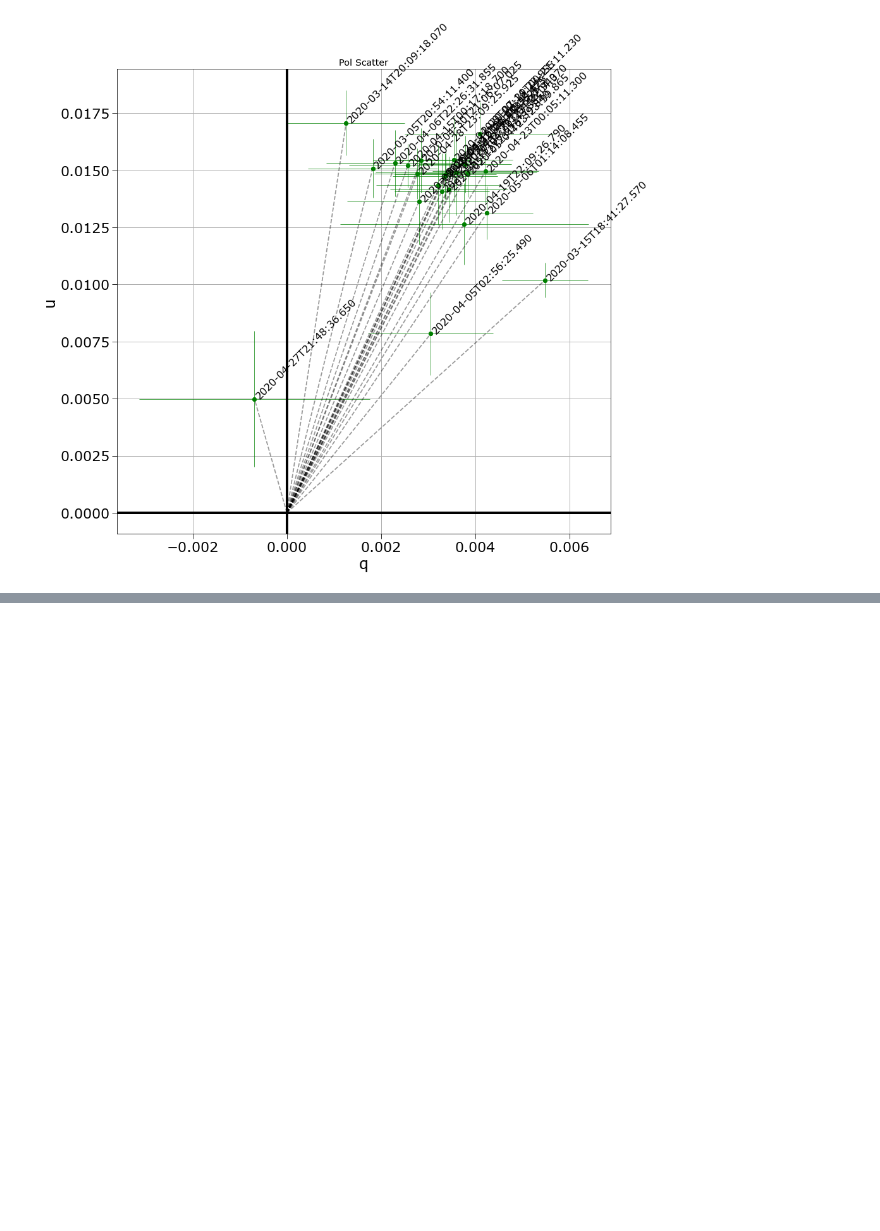
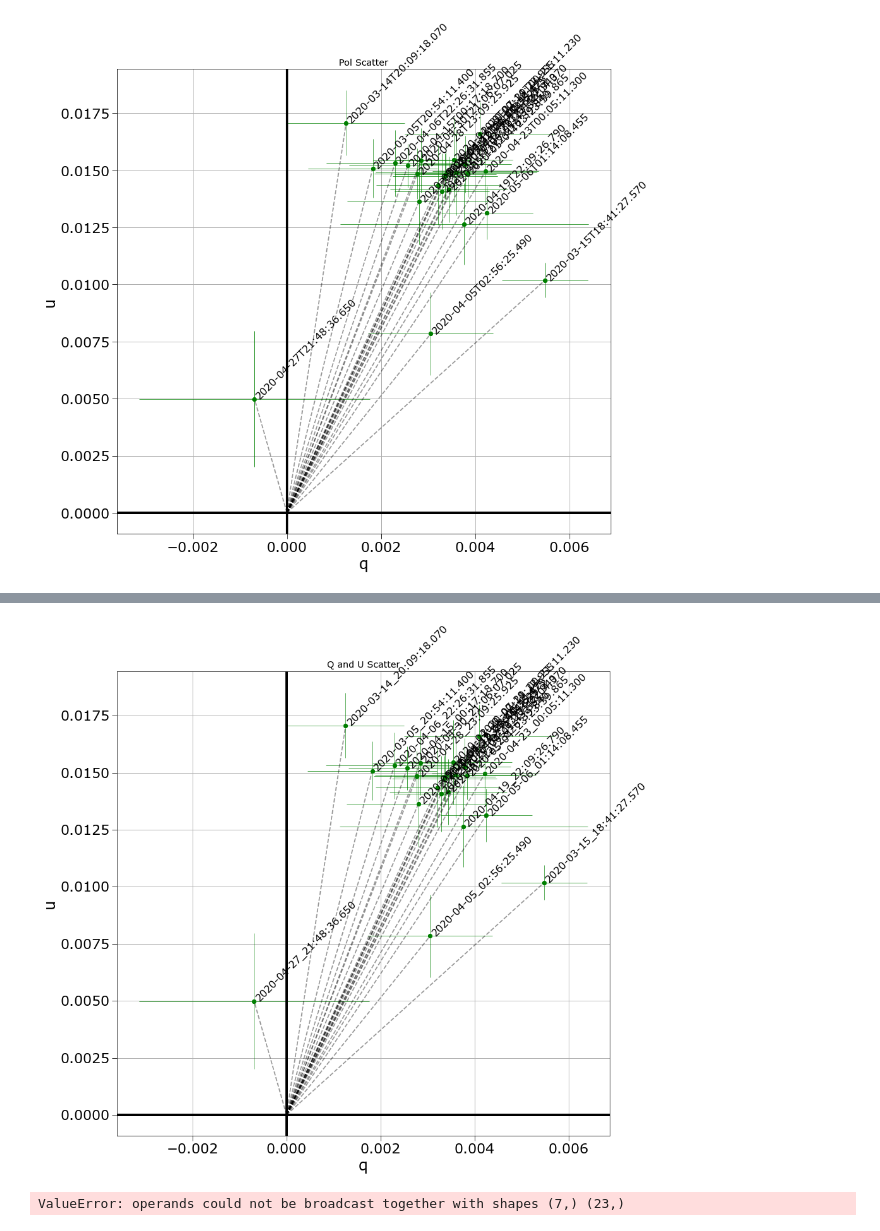
Before and after one commit to coderXmachina2/Suhora_polarimety, a Jupyter notebook: polarimetry_3.ipynb, the cells around one changed output, grey strips where cells are left out. Cells and saved outputs as stored; diff of their text form; code cells hidden in the pictures; blank space fills up the shorter version.

```diff
--- a/polarimetry_3.ipynb
+++ b/polarimetry_3.ipynb
@@ -425,0 +413,11 @@ funcs_polarimetry.q_n_u_single_plot_v1(data_hd2158,
+# %%
+means = funcs_polarimetry.q_n_u_single_plot_v1(data_hd2158,
+                                       plot_c='green',
+                                       only_means=True,
+                                       pol_deg=True)
+# %% [output]
+[figure, added]
+# %%
+data_bd64[0] = data_bd64[0] + data_hd2158[0]
+# %% [output]
+ValueError: operands could not be broadcast together with shapes (7,) (23,)
```
Also changed, not shown: parts of 12 cells of this notebook, 1 other file.
